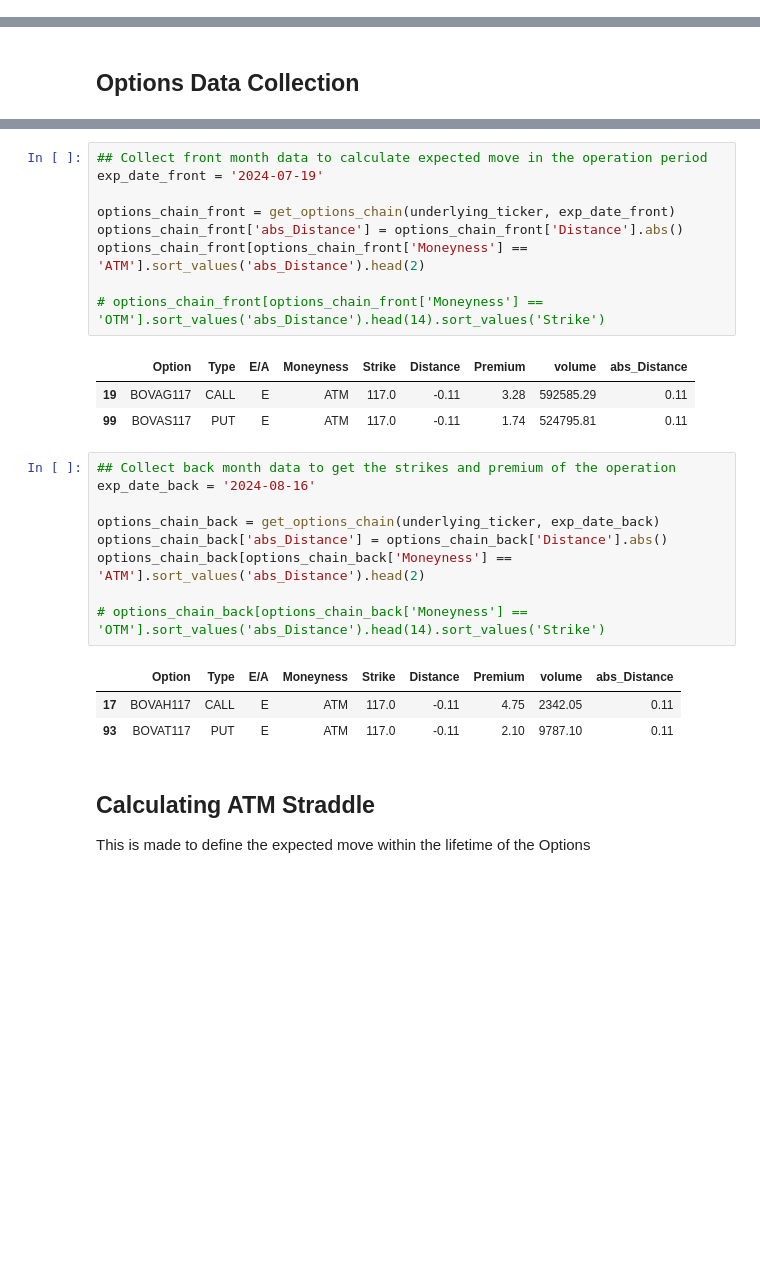
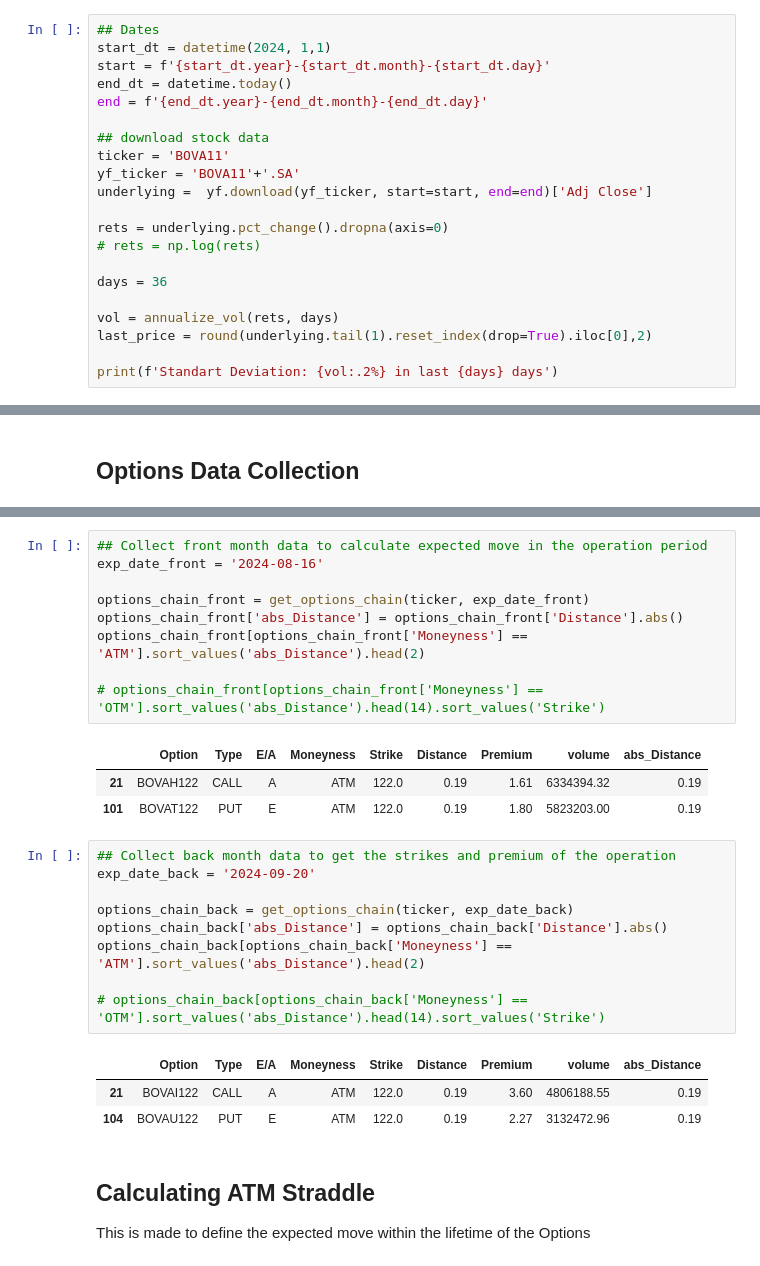
Before and after one commit to colantuono/short_vol, a Jupyter notebook: short_iron_condor.ipynb, the cells around one changed output, grey strips where cells are left out. Drawn from its saved outputs; the diff is of its cells as text; blank space fills up the shorter version.

```diff
--- a/short_iron_condor.ipynb
+++ b/short_iron_condor.ipynb
@@ -17,0 +11,21 @@ last_price
+# %%
+## Dates
+start_dt = datetime(2024, 1,1)
+start = f'{start_dt.year}-{start_dt.month}-{start_dt.day}'
+end_dt = datetime.today()
+end = f'{end_dt.year}-{end_dt.month}-{end_dt.day}'
+
+## download stock data
+ticker = 'BOVA11'
+yf_ticker = 'BOVA11'+'.SA'
+underlying =  yf.download(yf_ticker, start=start, end=end)['Adj Close']
+
+rets = underlying.pct_change().dropna(axis=0)
+# rets = np.log(rets)
+
+days = 36
+
+vol = annualize_vol(rets, days)
+last_price = round(underlying.tail(1).reset_index(drop=True).iloc[0],2)
+
+print(f'Standart Deviation: {vol:.2%} in last {days} days')
@@ -20,29 +56,29 @@ last_price
 # %%
 ## Collect front month data to calculate expected move in the operation period
-exp_date_front = '2024-07-19'
+exp_date_front = '2024-08-16'
 
-options_chain_front = get_options_chain(underlying_ticker, exp_date_front)
+options_chain_front = get_options_chain(ticker, exp_date_front)
 options_chain_front['abs_Distance'] = options_chain_front['Distance'].abs()
 options_chain_front[options_chain_front['Moneyness'] == 'ATM'].sort_values('abs_Distance').head(2)
 
 # options_chain_front[options_chain_front['Moneyness'] == 'OTM'].sort_values('abs_Distance').head(14).sort_values('Strike')
 # %% [output]
 |  | Option | Type | E/A | Moneyness | Strike | Distance | Premium | volume | abs_Distance |
-| 19 | BOVAG117 | CALL | E | ATM | 117.0 | -0.11 | 3.28 | 592585.29 | 0.11 |
-| 99 | BOVAS117 | PUT | E | ATM | 117.0 | -0.11 | 1.74 | 524795.81 | 0.11 |
+| 21 | BOVAH122 | CALL | A | ATM | 122.0 | 0.19 | 1.61 | 6334394.32 | 0.19 |
+| 101 | BOVAT122 | PUT | E | ATM | 122.0 | 0.19 | 1.80 | 5823203.00 | 0.19 |
 # %%
 ## Collect back month data to get the strikes and premium of the operation
-exp_date_back = '2024-08-16'
+exp_date_back = '2024-09-20'
 
-options_chain_back = get_options_chain(underlying_ticker, exp_date_back)
+options_chain_back = get_options_chain(ticker, exp_date_back)
 options_chain_back['abs_Distance'] = options_chain_back['Distance'].abs()
 options_chain_back[options_chain_back['Moneyness'] == 'ATM'].sort_values('abs_Distance').head(2)
 
 # options_chain_back[options_chain_back['Moneyness'] == 'OTM'].sort_values('abs_Distance').head(14).sort_values('Strike')
 # %% [output]
 |  | Option | Type | E/A | Moneyness | Strike | Distance | Premium | volume | abs_Distance |
-| 17 | BOVAH117 | CALL | E | ATM | 117.0 | -0.11 | 4.75 | 2342.05 | 0.11 |
-| 93 | BOVAT117 | PUT | E | ATM | 117.0 | -0.11 | 2.10 | 9787.10 | 0.11 |
+| 21 | BOVAI122 | CALL | A | ATM | 122.0 | 0.19 | 3.60 | 4806188.55 | 0.19 |
+| 104 | BOVAU122 | PUT | E | ATM | 122.0 | 0.19 | 2.27 | 3132472.96 | 0.19 |
 # %% [markdown]
 ## Calculating ATM Straddle
 This is made to define the expected move within the lifetime of the Options
```
Also changed, not shown: parts of 35 cells of this notebook, 4 other files.
